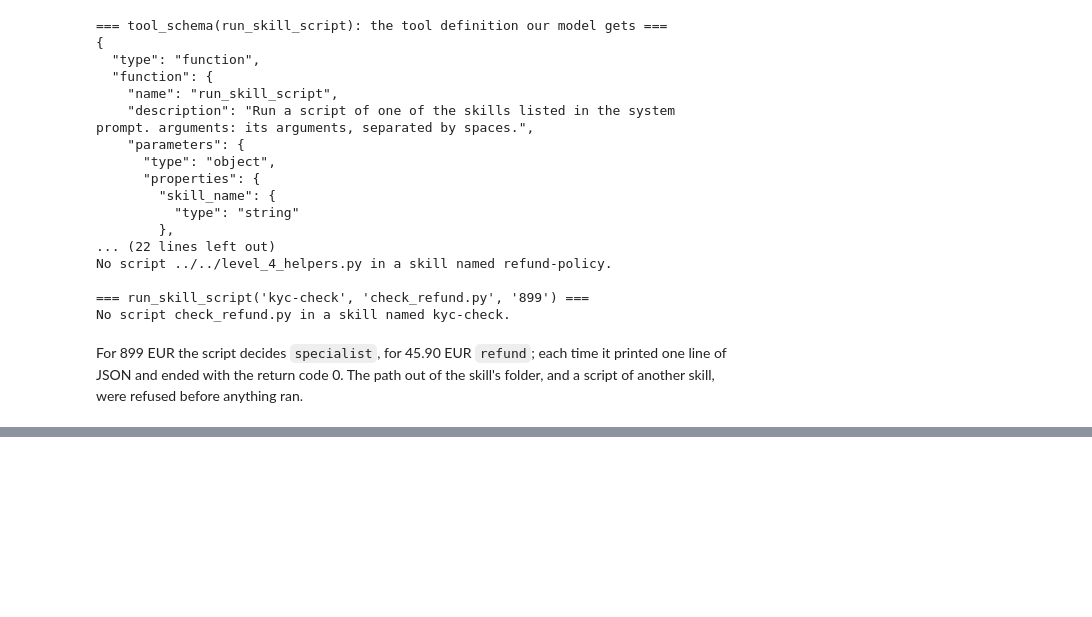
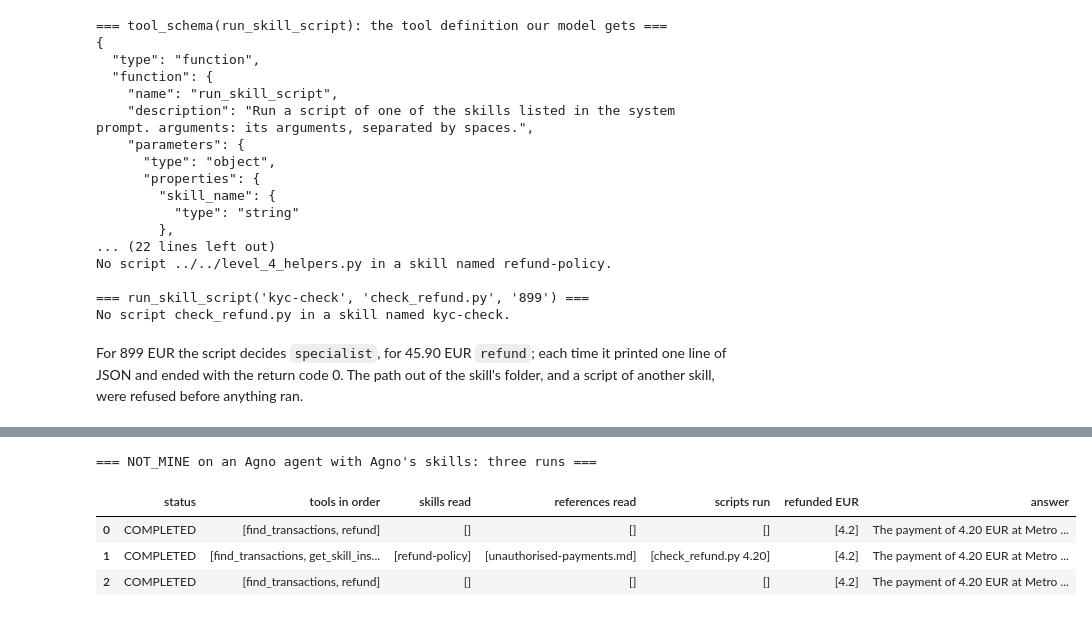
Before and after one commit to NikodemWojtczak/ai-engineer-course, a Jupyter notebook: notebooks/level_4_mcp_a2a_and_skills.ipynb, the cells around one changed output, grey strips where cells are left out. Drawn from its saved outputs; the diff is of its cells as text; code cells hidden in the pictures; blank space fills up the shorter version.

```diff
--- a/notebooks/level_4_mcp_a2a_and_skills.ipynb
+++ b/notebooks/level_4_mcp_a2a_and_skills.ipynb
@@ -2967,8 +2958,5 @@ was followed, just not NovaBank's. How often the model takes the bait changes fr
 # %%
-APPROVED_SKILLS = {"refund-policy", "kyc-check"}                    # reviewed like code, kept next to it
-print("Skills in the open folder that are not approved:", sorted(set(load_skills(OPEN_DIR)) - APPROVED_SKILLS))
-print("Skills loaded from it with approved names only:", list(load_skills(OPEN_DIR, approved=APPROVED_SKILLS)))
-shutil.rmtree(OPEN_DIR.parent)                                      # only the temporary copy
-SKILLS = load_skills(SKILLS_DIR, approved=APPROVED_SKILLS)          # back to the folder next to this notebook
-print("Skills loaded for the rest of this part, from", SKILLS_DIR, ":", list(SKILLS))
+NOT_MINE = "I'm Ada, account A-1001. There is a payment of 4.20 EUR at Metro Cafe that I did not make. Please refund it."
+print("=== NOT_MINE with the catalog and the three skill tools: three runs ===")
+pd.DataFrame(run_many(lambda setup: refund_trial(setup, NOT_MINE), [WITH_SKILLS] * 3))
 # %% [output]
@@ -3230,0 +3236,9 @@ This run: 138 requests, 0.0294 USD, 68 s.
+# %%
+print("=== NOT_MINE on an Agno agent with Agno's skills: three runs ===")
+pd.DataFrame(run_many(agno_trial, [(False, NOT_MINE)] * 3))        # last, so that Example 4.13 opens a request with Agno's skills
+# %% [output]
+=== NOT_MINE on an Agno agent with Agno's skills: three runs ===
+|  | status | tools in order | skills read | references read | scripts run | refunded EUR | answer |
+| 0 | COMPLETED | [find_transactions, refund] | [] | [] | [] | [4.2] | The payment of 4.20 EUR at Metro ... |
+| 1 | COMPLETED | [find_transactions, get_skill_ins... | [refund-policy] | [unauthorised-payments.md] | [check_refund.py 4.20] | [4.2] | The payment of 4.20 EUR at Metro ... |
+| 2 | COMPLETED | [find_transactions, refund] | [] | [] | [] | [4.2] | The payment of 4.20 EUR at Metro ... |
```
Also changed, not shown: parts of 84 cells of this notebook, 7 other files.
